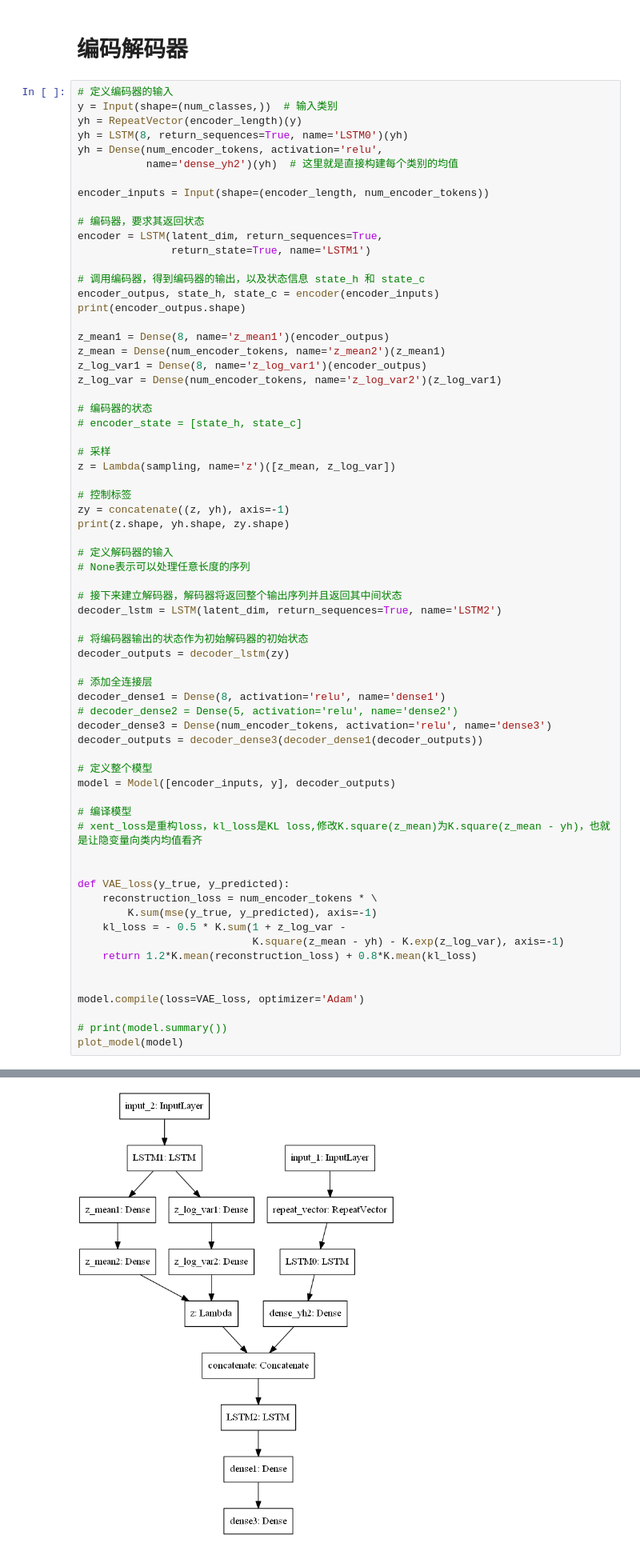
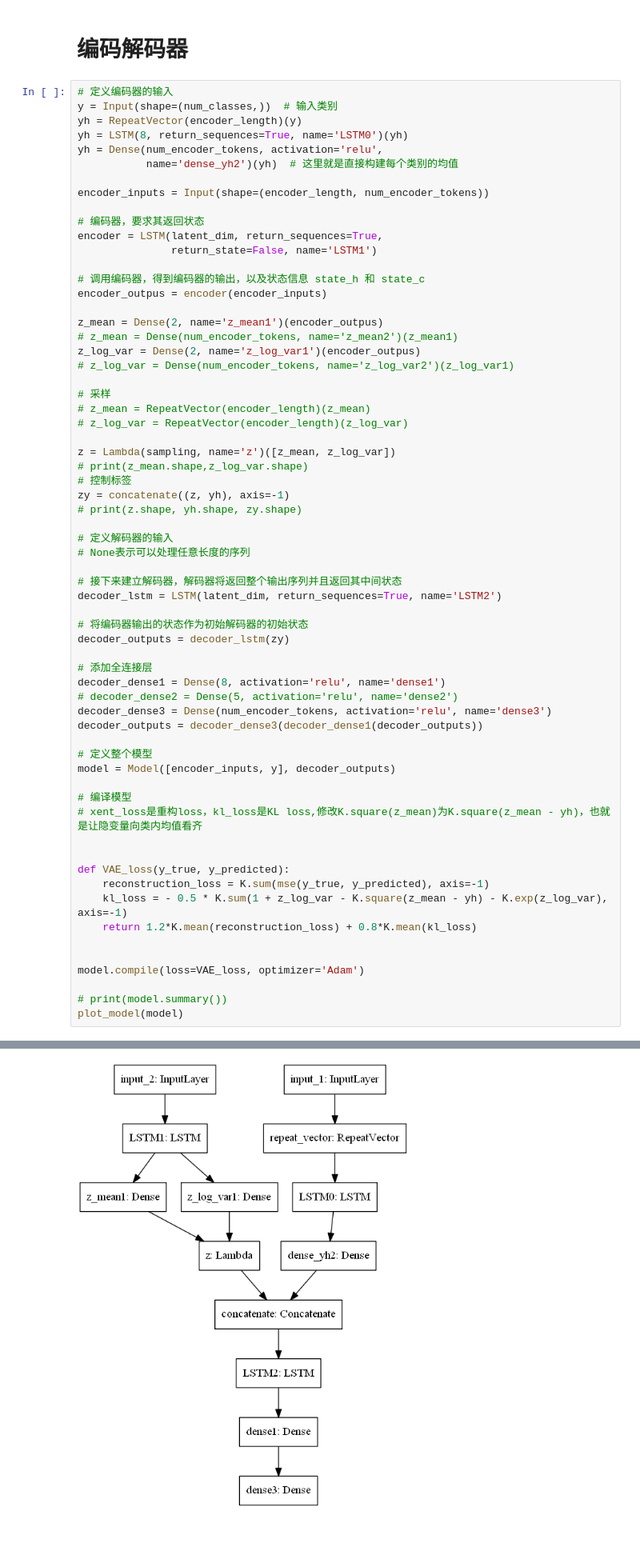
Before and after one commit to SimonLaplacing/prediction, a Jupyter notebook: MultiModal.ipynb, the cells around one changed output, grey strips where cells are left out. Shown at 80% size. Saved outputs shown, nothing was run; the diff lists cells and outputs as text.

```diff
--- a/MultiModal.ipynb
+++ b/MultiModal.ipynb
@@ -117,26 +117,25 @@ encoder_inputs = Input(shape=(encoder_length, num_encoder_tokens))
 
 # 编码器，要求其返回状态
 encoder = LSTM(latent_dim, return_sequences=True,
-               return_state=True, name='LSTM1')
+               return_state=False, name='LSTM1')
 
 # 调用编码器，得到编码器的输出，以及状态信息 state_h 和 state_c
-encoder_outpus, state_h, state_c = encoder(encoder_inputs)
-print(encoder_outpus.shape)
+encoder_outpus = encoder(encoder_inputs)
 
-z_mean1 = Dense(8, name='z_mean1')(encoder_outpus)
-z_mean = Dense(num_encoder_tokens, name='z_mean2')(z_mean1)
-z_log_var1 = Dense(8, name='z_log_var1')(encoder_outpus)
-z_log_var = Dense(num_encoder_tokens, name='z_log_var2')(z_log_var1)
-
-# 编码器的状态
-# encoder_state = [state_h, state_c]
+z_mean = Dense(2, name='z_mean1')(encoder_outpus)
+# z_mean = Dense(num_encoder_tokens, name='z_mean2')(z_mean1)
+z_log_var = Dense(2, name='z_log_var1')(encoder_outpus)
+# z_log_var = Dense(num_encoder_tokens, name='z_log_var2')(z_log_var1)
 
 # 采样
+# z_mean = RepeatVector(encoder_length)(z_mean)
+# z_log_var = RepeatVector(encoder_length)(z_log_var)
+
 z = Lambda(sampling, name='z')([z_mean, z_log_var])
-
+# print(z_mean.shape,z_log_var.shape)
 # 控制标签
 zy = concatenate((z, yh), axis=-1)
-print(z.shape, yh.shape, zy.shape)
+# print(z.shape, yh.shape, zy.shape)
 
 # 定义解码器的输入
 # None表示可以处理任意长度的序列
@@ -161,10 +160,8 @@ model = Model([encoder_inputs, y], decoder_outputs)
 
 
 def VAE_loss(y_true, y_predicted):
-    reconstruction_loss = num_encoder_tokens * \
-        K.sum(mse(y_true, y_predicted), axis=-1)
-    kl_loss = - 0.5 * K.sum(1 + z_log_var -
-                            K.square(z_mean - yh) - K.exp(z_log_var), axis=-1)
+    reconstruction_loss = K.sum(mse(y_true, y_predicted), axis=-1)
+    kl_loss = - 0.5 * K.sum(1 + z_log_var - K.square(z_mean - yh) - K.exp(z_log_var), axis=-1)
     return 1.2*K.mean(reconstruction_loss) + 0.8*K.mean(kl_loss)
 
 
@@ -180,5 +175,5 @@ WARNING:tensorflow:Layer LSTM1 will not use cuDNN kernel since it doesn't meet t
 WARNING:tensorflow:Layer LSTM2 will not use cuDNN kernel since it doesn't meet the cuDNN kernel criteria. It will use generic GPU kernel as fallback when running on GPU
-[figure, old version]
+[figure, new version]
 # %% [markdown]
 # 模型训练与结果分析
 # %%
```
Also changed, not shown: parts of 6 cells of this notebook, 9 other files.
